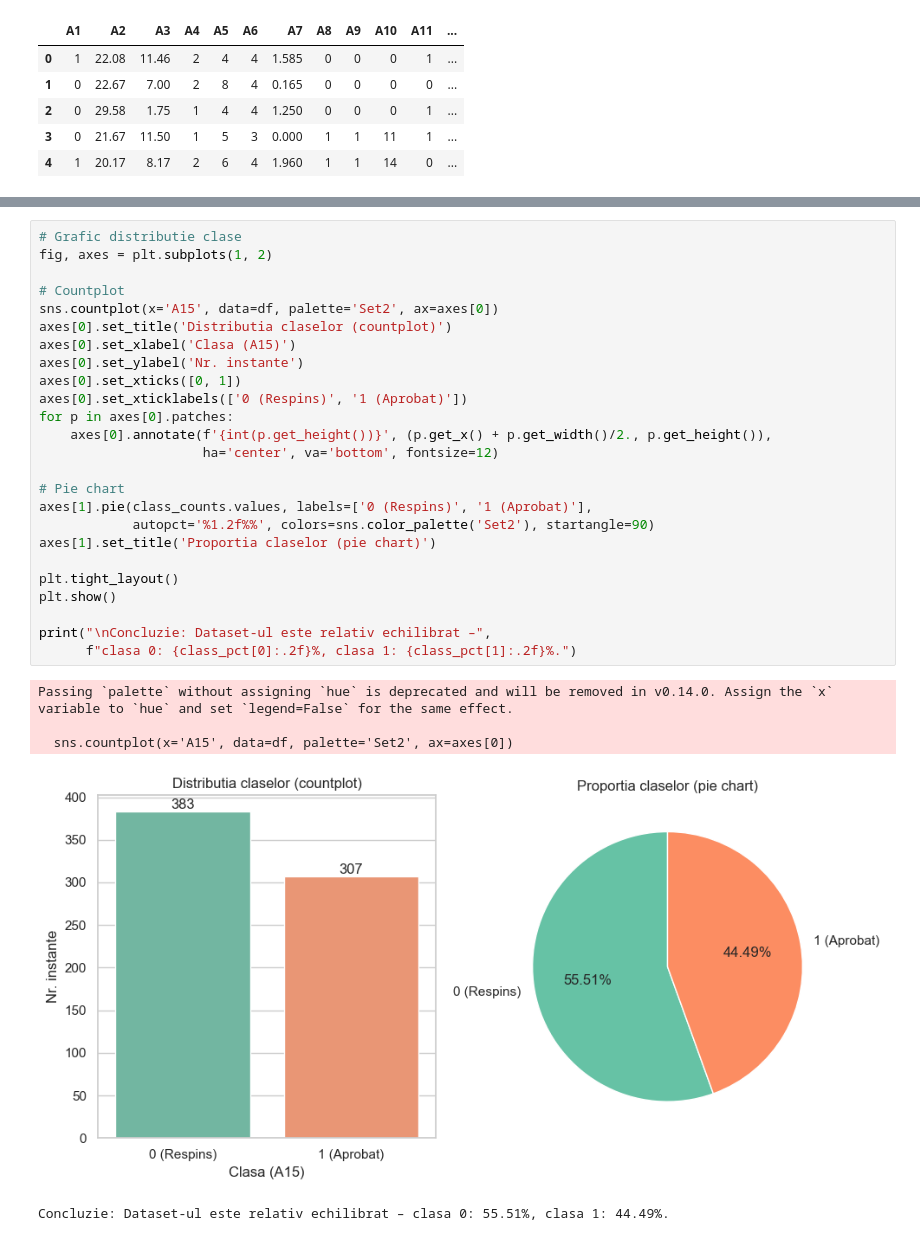
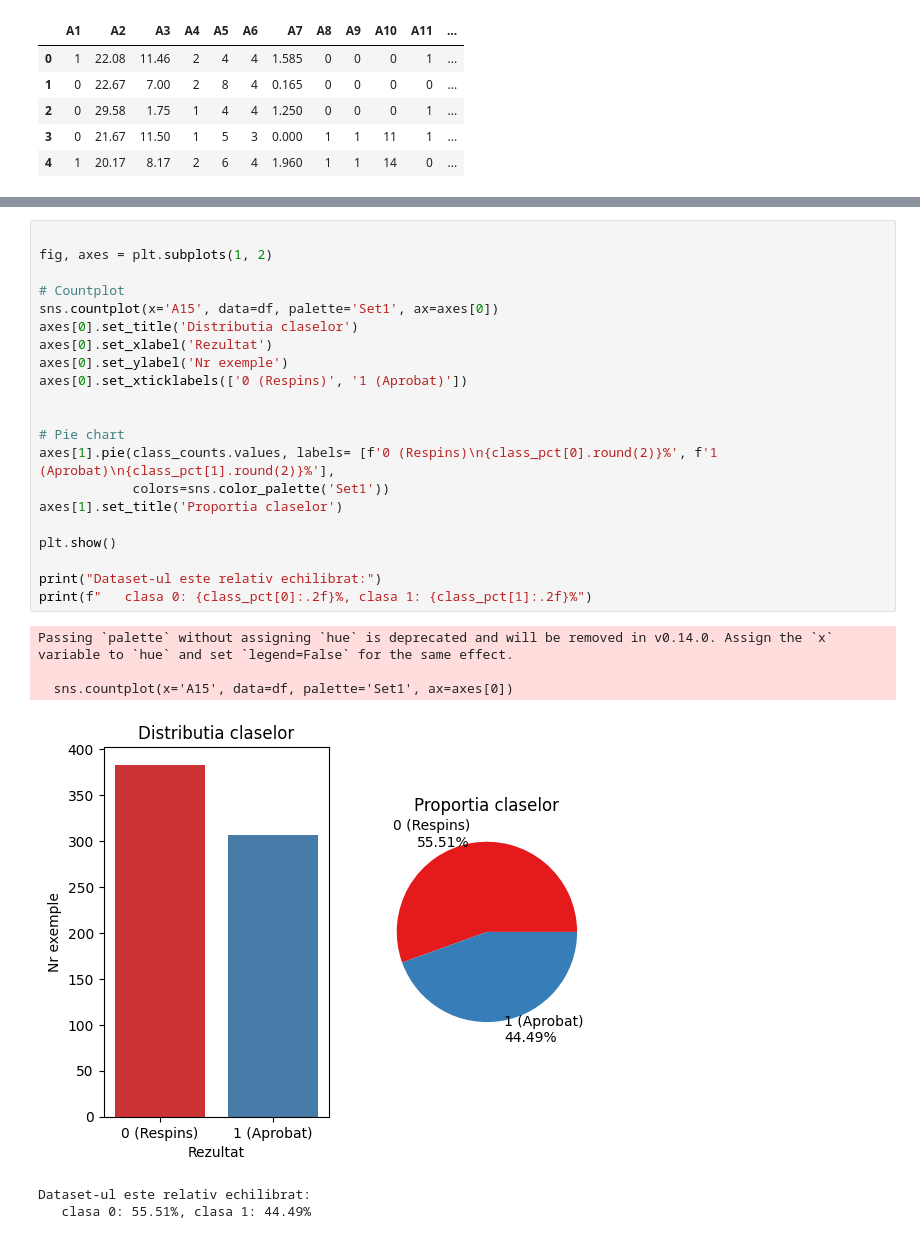
Before and after one commit to Andreiyiii/Australian-Credit-Approval, a Jupyter notebook: analiza_date.ipynb, the cells around one changed output, grey strips where cells are left out. Cells and saved outputs as stored; diff of their text form.

```diff
--- a/analiza_date.ipynb
+++ b/analiza_date.ipynb
@@ -84,33 +83,30 @@ Distributia claselor:
 0           383        55.51
 1           307        44.49
 # %%
-# Grafic distributie clase
+
 fig, axes = plt.subplots(1, 2)
 
 # Countplot
-sns.countplot(x='A15', data=df, palette='Set2', ax=axes[0])
-axes[0].set_title('Distributia claselor (countplot)')
-axes[0].set_xlabel('Clasa (A15)')
-axes[0].set_ylabel('Nr. instante')
-axes[0].set_xticks([0, 1])
+sns.countplot(x='A15', data=df, palette='Set1', ax=axes[0])
+axes[0].set_title('Distributia claselor')
+axes[0].set_xlabel('Rezultat')
+axes[0].set_ylabel('Nr exemple')
 axes[0].set_xticklabels(['0 (Respins)', '1 (Aprobat)'])
-for p in axes[0].patches:
-    axes[0].annotate(f'{int(p.get_height())}', (p.get_x() + p.get_width()/2., p.get_height()),
-                     ha='center', va='bottom', fontsize=12)
+
 
 # Pie chart
-axes[1].pie(class_counts.values, labels=['0 (Respins)', '1 (Aprobat)'],
-            autopct='%1.2f%%', colors=sns.color_palette('Set2'), startangle=90)
-axes[1].set_title('Proportia claselor (pie chart)')
+axes[1].pie(class_counts.values, labels= [f'0 (Respins)\n{class_pct[0].round(2)}%', f'1 (Aprobat)\n{class_pct[1].round(2)}%'],
+            colors=sns.color_palette('Set1'))
+axes[1].set_title('Proportia claselor')
 
-plt.tight_layout()
 plt.show()
 
-print("\nConcluzie: Dataset-ul este relativ echilibrat –",
-      f"clasa 0: {class_pct[0]:.2f}%, clasa 1: {class_pct[1]:.2f}%.")
+print("Dataset-ul este relativ echilibrat:")
+print(f"   clasa 0: {class_pct[0]:.2f}%, clasa 1: {class_pct[1]:.2f}%")
 # %% [output]
 Passing `palette` without assigning `hue` is deprecated and will be removed in v0.14.0. Assign the `x` variable to `hue` and set `legend=False` for the same effect.
 
-  sns.countplot(x='A15', data=df, palette='Set2', ax=axes[0])
+  sns.countplot(x='A15', data=df, palette='Set1', ax=axes[0])
-[figure, old version]
+[figure, new version]
-Concluzie: Dataset-ul este relativ echilibrat – clasa 0: 55.51%, clasa 1: 44.49%.
+Dataset-ul este relativ echilibrat:
+   clasa 0: 55.51%, clasa 1: 44.49%
```
Also changed, not shown: parts of 4 cells of this notebook.
